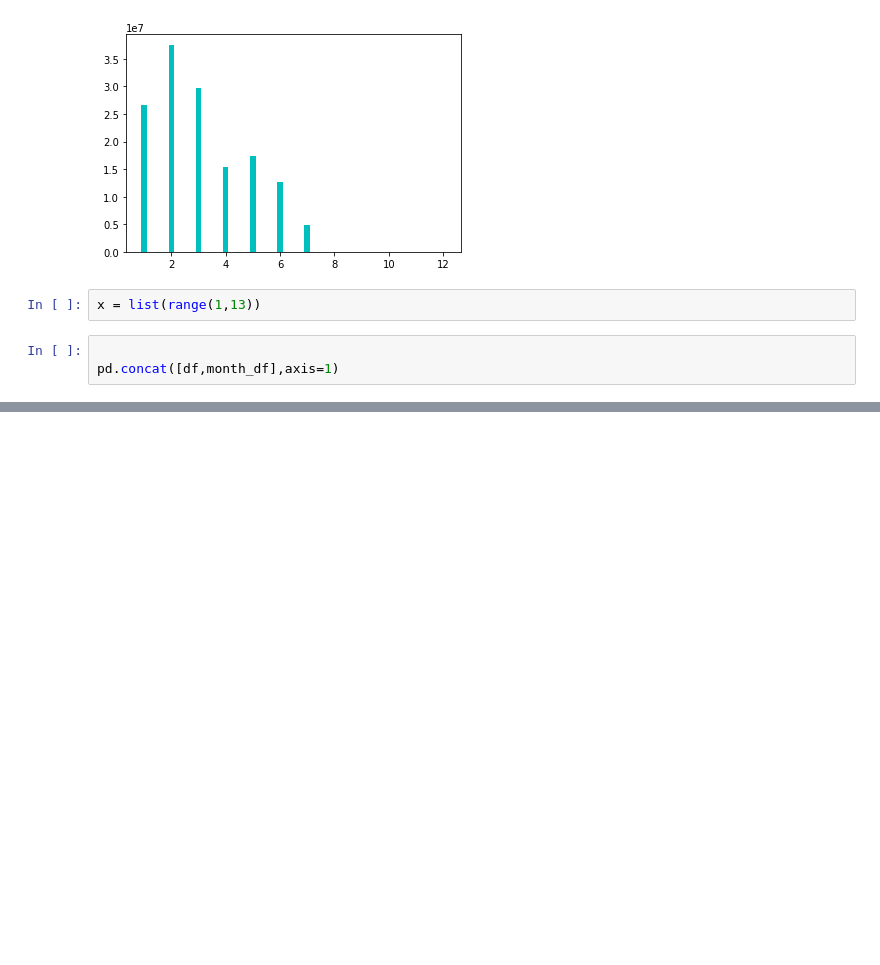
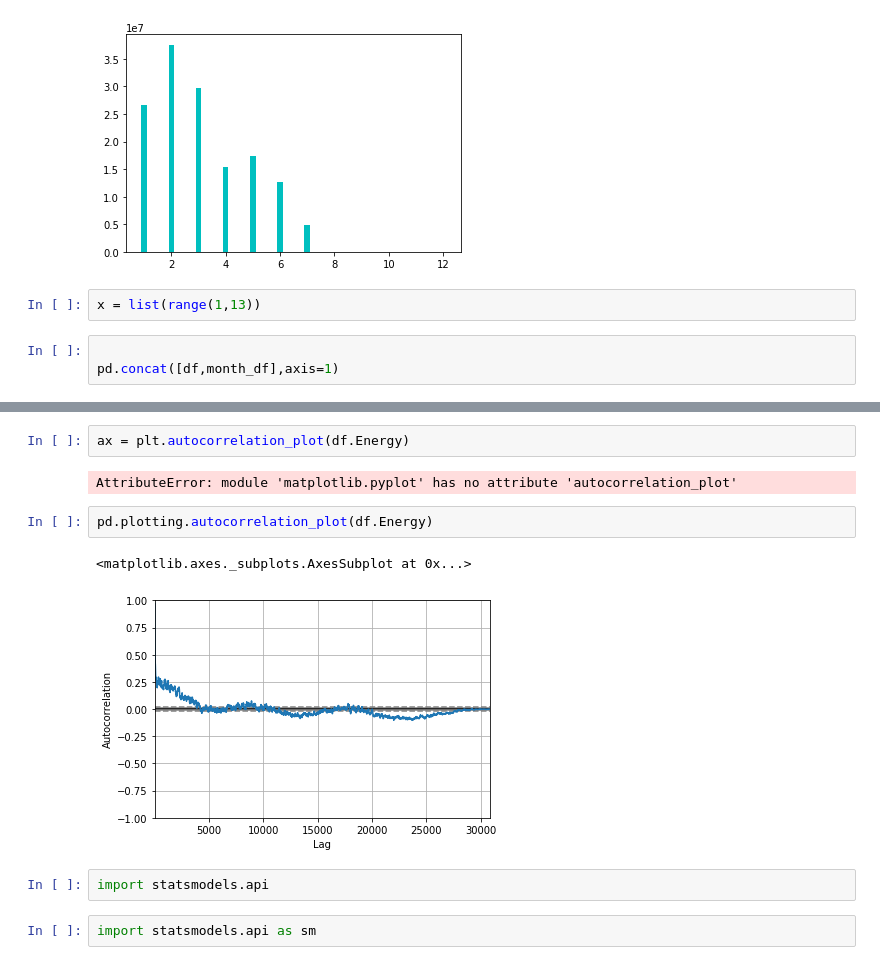
Before and after one commit to leonarduschen/datathon, a Jupyter notebook: Untitled.ipynb, the cells around one changed output, grey strips where cells are left out. Cells and saved outputs as stored; diff of their text form; blank space fills up the shorter version.

```diff
--- a/Untitled.ipynb
+++ b/Untitled.ipynb
@@ -70,0 +56,13 @@ pd.concat([df,month_df],axis=1)
+# %%
+ax = plt.autocorrelation_plot(df.Energy)
+# %% [output]
+AttributeError: module 'matplotlib.pyplot' has no attribute 'autocorrelation_plot'
+# %%
+pd.plotting.autocorrelation_plot(df.Energy)
+# %% [output]
+<matplotlib.axes._subplots.AxesSubplot at 0x...>
+[figure, added]
+# %%
+import statsmodels.api
+# %%
+import statsmodels.api as sm
```
Also changed, not shown: parts of 17 cells of this notebook, 8 other files.
